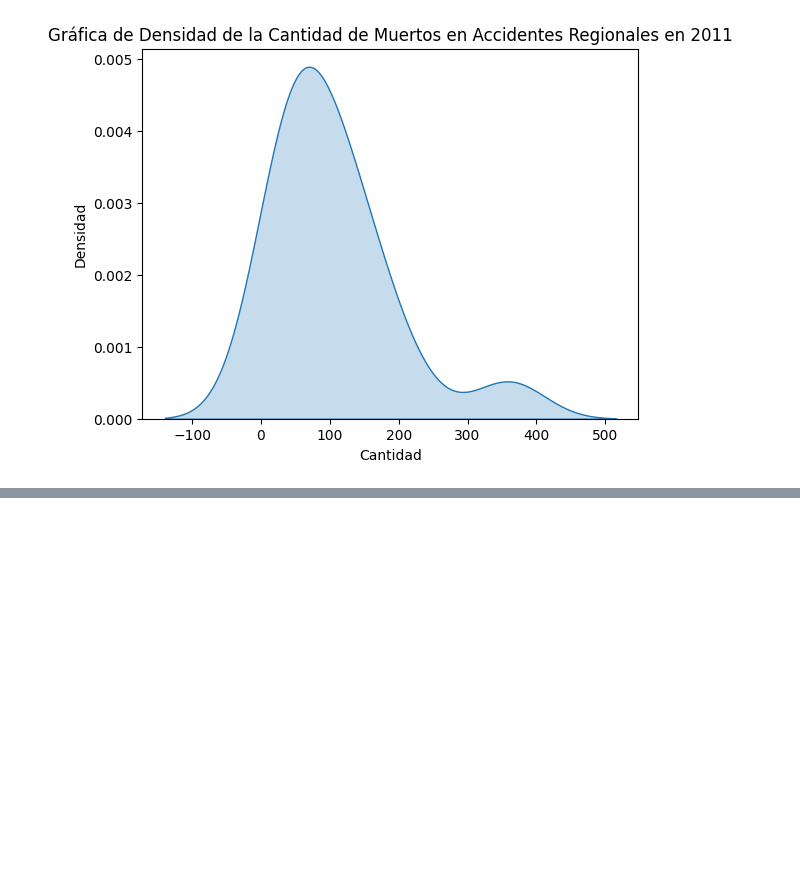
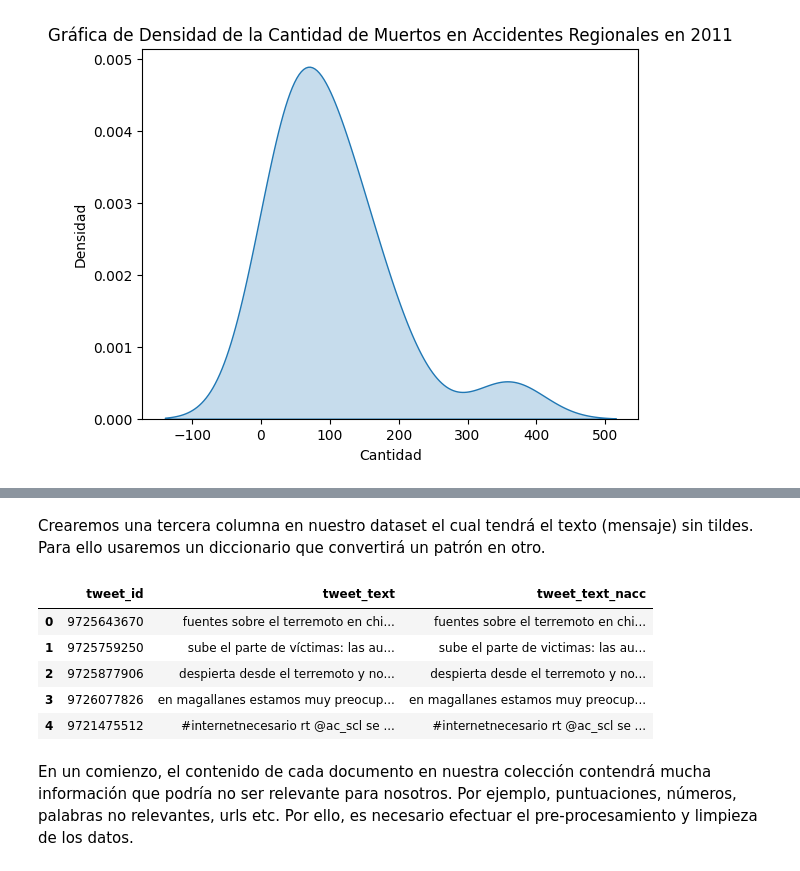
Before and after one commit to mzambrano1/mineria2024, a Jupyter notebook: Tutorial_1 (1)/tutorial1.ipynb, the cells around one changed output, grey strips where cells are left out. Drawn from its saved outputs; the diff is of its cells as text; code cells hidden in the pictures; blank space fills up the shorter version.

```diff
--- a/Tutorial_1 (1)/tutorial1.ipynb
+++ b/Tutorial_1 (1)/tutorial1.ipynb
@@ -877,0 +893,21 @@ use_inf_as_na option is deprecated and will be removed in a future version. Conv
+# %% [markdown]
+Crearemos una tercera columna en nuestro dataset el cual tendrá el texto (mensaje) sin tildes. Para ello usaremos un diccionario que convertirá un patrón en otro.
+# %%
+
+# Definir el diccionario de reemplazo
+replacement_dict = {'á': 'a', 'é': 'e', 'í': 'i', 'ó': 'o', 'ú': 'u', 'Á': 'A', 'É': 'E', 'Í': 'I', 'Ó': 'O', 'Ú': 'U'}
+
+# Aplicar el reemplazo de caracteres en la columna 'tweet_text' de tu marco de datos
+msj['tweet_text_nacc'] = msj['tweet_text'].str.translate(str.maketrans(replacement_dict))
+
+# Visualizar el marco de datos con la nueva columna
+msj.head()
+# %% [output]
+|  | tweet_id | tweet_text | tweet_text_nacc |
+| 0 | 9725643670 | fuentes sobre el terremoto en chi... | fuentes sobre el terremoto en chi... |
+| 1 | 9725759250 | sube el parte de víctimas: las au... | sube el parte de victimas: las au... |
+| 2 | 9725877906 | despierta desde el terremoto y no... | despierta desde el terremoto y no... |
+| 3 | 9726077826 | en magallanes estamos muy preocup... | en magallanes estamos muy preocup... |
+| 4 | 9721475512 | #internetnecesario rt @ac_scl se ... | #internetnecesario rt @ac_scl se ... |
+# %% [markdown]
+En un comienzo, el contenido de cada documento en nuestra colección contendrá mucha información que podría no ser relevante para nosotros. Por ejemplo, puntuaciones, números, palabras no relevantes, urls etc. Por ello, es necesario efectuar el pre-procesamiento y limpieza de los datos.
```
Also changed, not shown: parts of 19 cells of this notebook.
